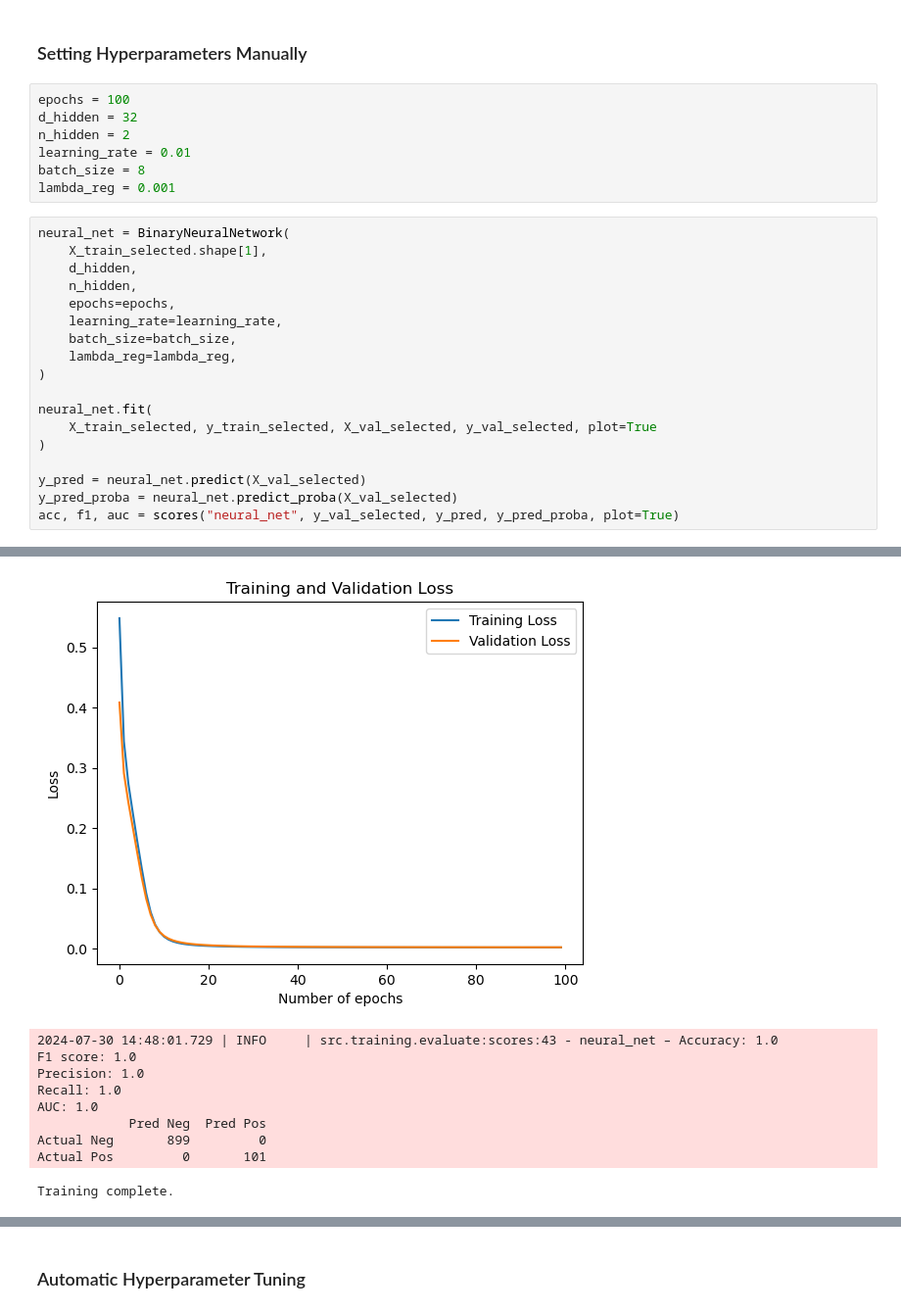
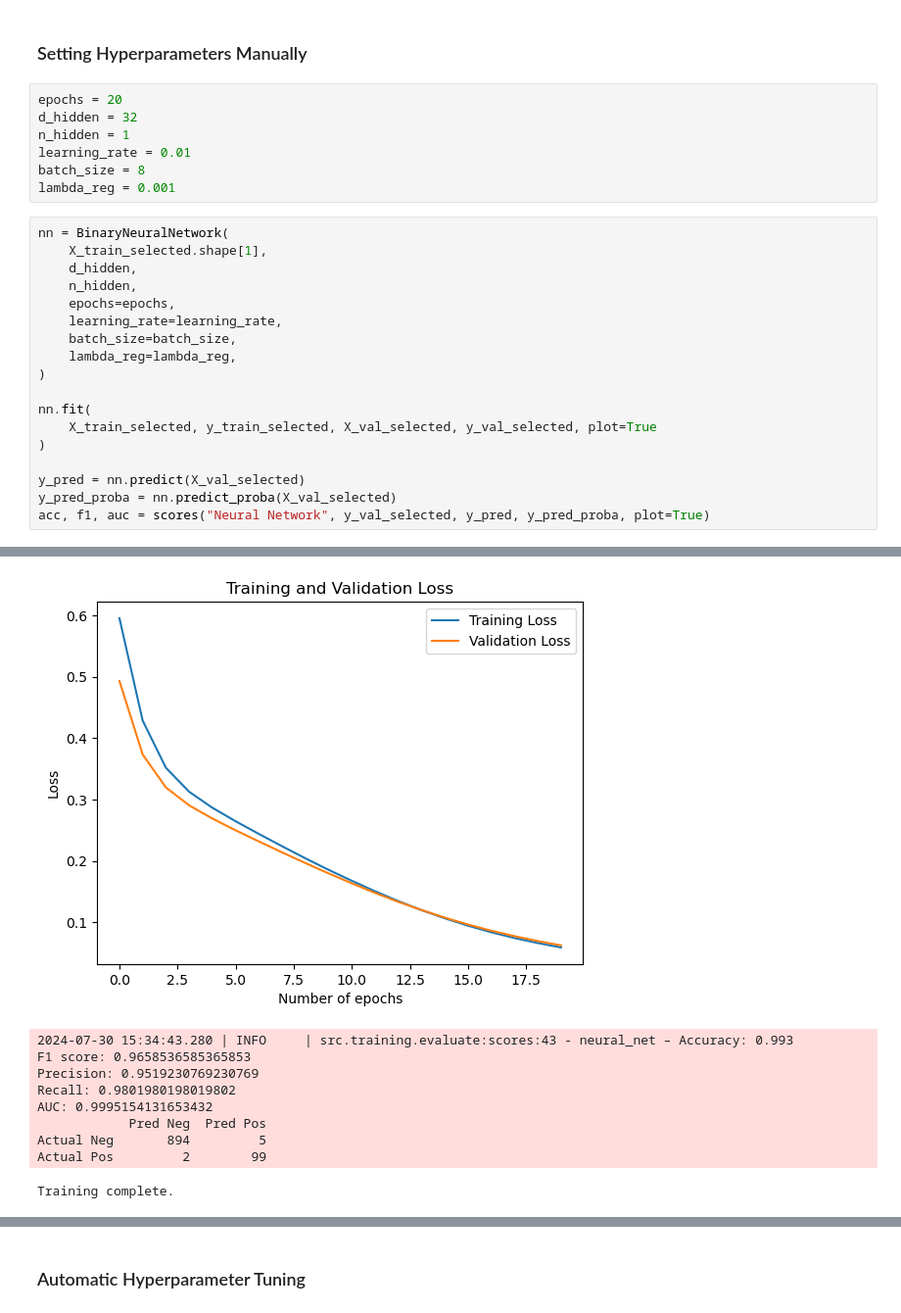
Before and after one commit to paulutsch/binary-stroke-classification, a Jupyter notebook: notebooks/main.ipynb, the cells around one changed output, grey strips where cells are left out. Shown at 98% size. Saved outputs shown, nothing was run; the diff lists cells and outputs as text.

```diff
--- a/notebooks/main.ipynb
+++ b/notebooks/main.ipynb
@@ -420,14 +476,14 @@ KeyboardInterrupt:
 # %% [markdown]
 ### Setting Hyperparameters Manually
 # %%
-epochs = 100
+epochs = 20
 d_hidden = 32
-n_hidden = 2
+n_hidden = 1
 learning_rate = 0.01
 batch_size = 8
 lambda_reg = 0.001
 # %%
-neural_net = BinaryNeuralNetwork(
+nn = BinaryNeuralNetwork(
     X_train_selected.shape[1],
     d_hidden,
     n_hidden,
@@ -437,13 +493,13 @@ neural_net = BinaryNeuralNetwork(
     lambda_reg=lambda_reg,
 )
 
-neural_net.fit(
+nn.fit(
     X_train_selected, y_train_selected, X_val_selected, y_val_selected, plot=True
 )
 
-y_pred = neural_net.predict(X_val_selected)
-y_pred_proba = neural_net.predict_proba(X_val_selected)
-acc, f1, auc = scores("neural_net", y_val_selected, y_pred, y_pred_proba, plot=True)
+y_pred = nn.predict(X_val_selected)
+y_pred_proba = nn.predict_proba(X_val_selected)
+acc, f1, auc = scores("Neural Network", y_val_selected, y_pred, y_pred_proba, plot=True)
 # %% [output]
 Shape of self.W[1]: (162, 32)
 Shape of self.B[1]: (32,)
@@ -465,10 +521,10 @@ Epoch 99: Train Loss: 0.001731620117184487, Val Loss: 0.002022335934661573
-[figure, old version]
+[figure, new version]
-2024-07-30 14:48:01.729 | INFO     | src.training.evaluate:scores:43 - neural_net – Accuracy: 1.0
-F1 score: 1.0
-Precision: 1.0
-Recall: 1.0
-AUC: 1.0
+2024-07-30 15:34:43.280 | INFO     | src.training.evaluate:scores:43 - neural_net – Accuracy: 0.993
+F1 score: 0.9658536585365853
+Precision: 0.9519230769230769
+Recall: 0.9801980198019802
+AUC: 0.9995154131653432
             Pred Neg  Pred Pos
-Actual Neg       899         0
-Actual Pos         0       101
+Actual Neg       894         5
+Actual Pos         2        99
 Training complete.
```
Also changed, not shown: parts of 17 cells of this notebook, 3 other files.
